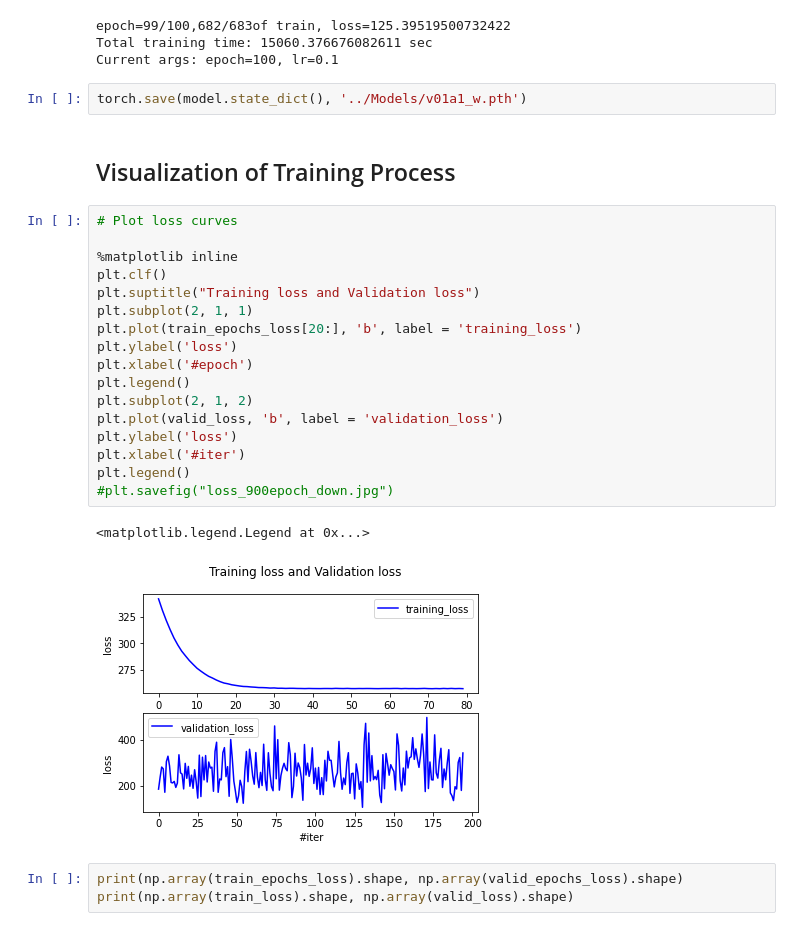
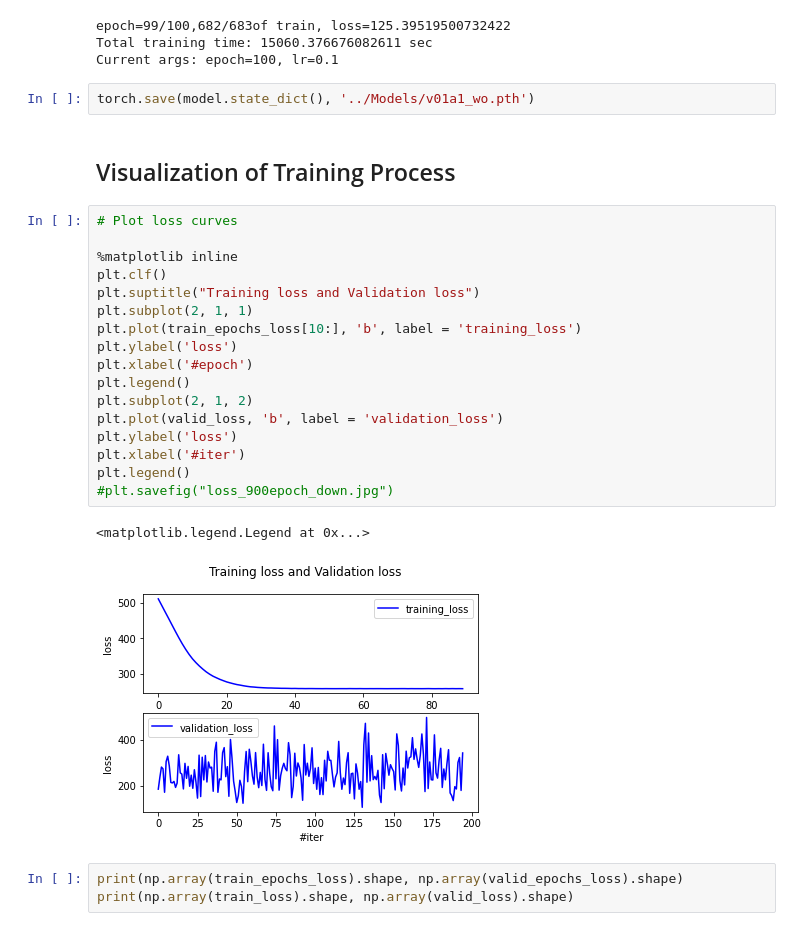
Before and after one commit to MilkywayCocktail/CSI-Imaging, a Jupyter notebook: Model1_v01a1.ipynb, the cells around one changed output. Drawn from its saved outputs; the diff is of its cells as text.

```diff
--- a/Model1_v01a1.ipynb
+++ b/Model1_v01a1.ipynb
@@ -384,29 +384,29 @@ epoch=99/100,682/683of train, loss=125.39519500732422
 Total training time: 15060.376676082611 sec
 Current args: epoch=100, lr=0.1
 # %%
-torch.save(model.state_dict(), '../Models/v01a1_w.pth')
+torch.save(model.state_dict(), '../Models/v01a1_wo.pth')
 # %% [markdown]
 ## Visualization of Training Process
 # %%
 # Plot loss curves
 
 %matplotlib inline
 plt.clf()
 plt.suptitle("Training loss and Validation loss")
 plt.subplot(2, 1, 1)
-plt.plot(train_epochs_loss[20:], 'b', label = 'training_loss')
+plt.plot(train_epochs_loss[10:], 'b', label = 'training_loss')
 plt.ylabel('loss')
 plt.xlabel('#epoch')
 plt.legend()
 plt.subplot(2, 1, 2)
 plt.plot(valid_loss, 'b', label = 'validation_loss')
 plt.ylabel('loss')
 plt.xlabel('#iter')
 plt.legend()
 #plt.savefig("loss_900epoch_down.jpg")
 # %% [output]
 <matplotlib.legend.Legend at 0x...>
-[figure, old version]
+[figure, new version]
 # %%
 print(np.array(train_epochs_loss).shape, np.array(valid_epochs_loss).shape)
 print(np.array(train_loss).shape, np.array(valid_loss).shape)
```
